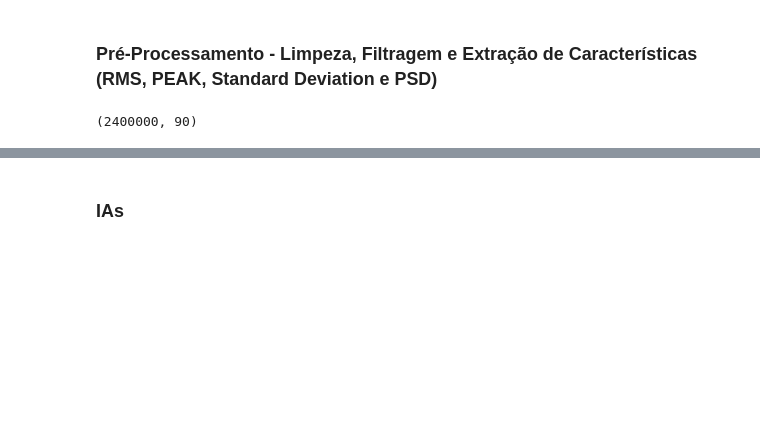
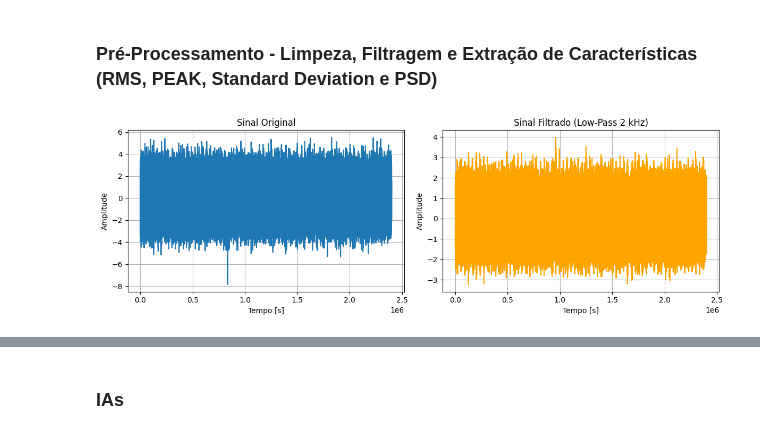
Before and after one commit to AmandaRosa/dev_datascience_xp, a Jupyter notebook: Wind_Turbine_Gearbox_Vibration.ipynb, the cells around one changed output, grey strips where cells are left out. Cells and saved outputs as stored; diff of their text form; code cells hidden in the pictures; blank space fills up the shorter version.

```diff
--- a/Wind_Turbine_Gearbox_Vibration.ipynb
+++ b/Wind_Turbine_Gearbox_Vibration.ipynb
@@ -28,6 +28,11 @@ df_damaged_data = pd.read_csv(os.path.join(path, "Damaged_data.csv"))
 df_healthy_data = df_healthy_data.dropna()
 df_damaged_data = df_damaged_data.dropna()
 # %%
-df_healthy_data.shape
+vector_1 = df_healthy_data['H1_AN3']
+vector_2 = df_damaged_data['D1_AN3']
+vector_3 = df_damaged_data['D2_AN3']
+vector_4 = df_damaged_data['D3_AN3']
+vector_5 = df_damaged_data['D4_AN3']
+vector_6 = df_damaged_data['D5_AN3']
+vector_7 = df_damaged_data['D6_AN3']
+vector_8 = df_damaged_data['D7_AN3']
-# %% [output]
-(2400000, 90)
@@ -34,3 +67,31 @@ df_healthy_data.shape
+# %%
+vectors = [vector_1, vector_2, vector_3, vector_4, vector_5, vector_6, vector_7, vector_8]
+
+filtered_vectors = [lowpass_filter(v, fs=40000) for v in vectors]
+# %%
+import matplotlib.pyplot as plt
+
+plt.figure(figsize=(12, 4))
+
+plt.subplot(1, 2, 1)
+plt.plot(vector_1, label='Sinal Original')
+plt.title('Sinal Original')
+plt.xlabel('Tempo [s]')
+plt.ylabel('Amplitude')
+plt.grid(True)
+
+# Plot 2: Sinal filtrado
+plt.subplot(1, 2, 2)
+plt.plot(filtered_vectors[0], label='Sinal Filtrado', color='orange')
+plt.title('Sinal Filtrado (Low-Pass 2 kHz)')
+plt.xlabel('Tempo [s]')
+plt.ylabel('Amplitude')
+plt.grid(True)
+
+plt.tight_layout()
+plt.show()
+# %% [output]
+[figure, added]
 # %%
 import numpy as np
 import scipy.signal as signal
```
Also changed, not shown: parts of 4 cells of this notebook, 10 other files.
